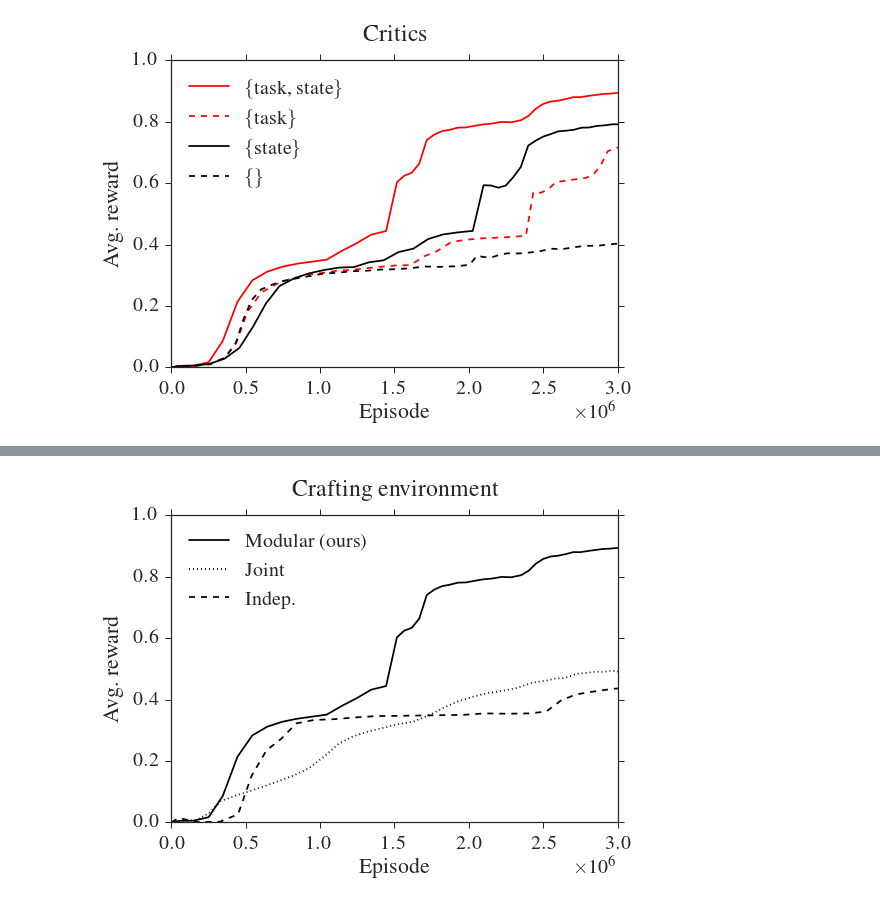
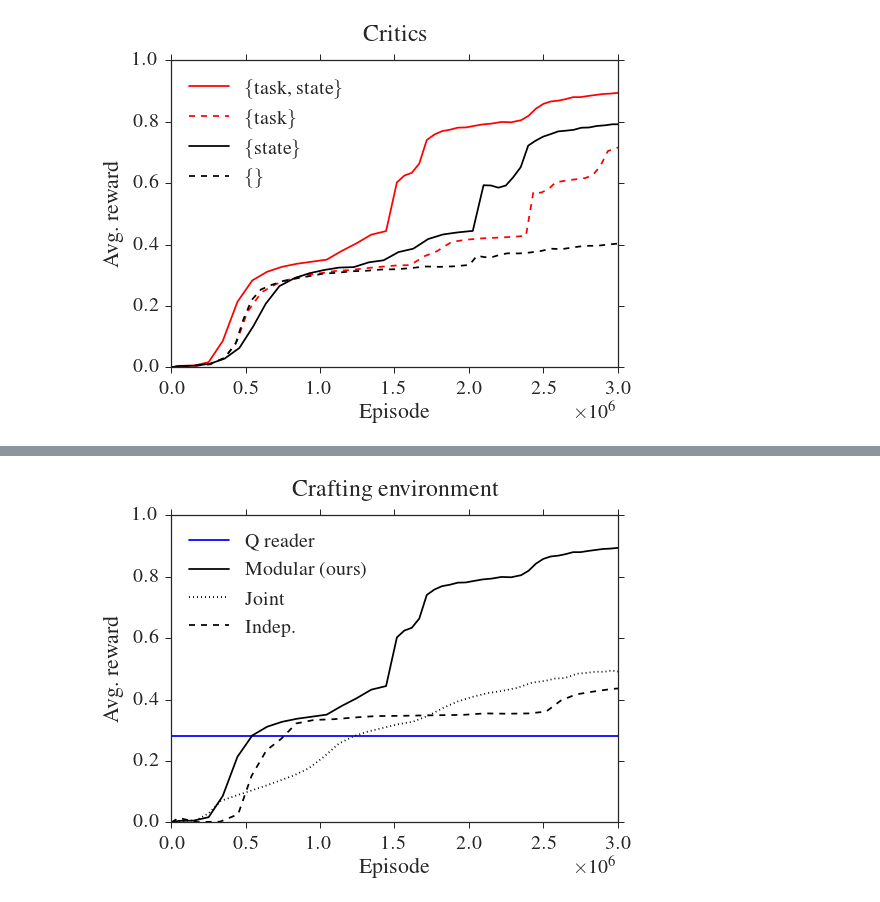
Before and after one commit to jacobandreas/psketch, a Jupyter notebook: experiments/figures.ipynb, the cells around one changed output, grey strips where cells are left out. Cells and saved outputs as stored; diff of their text form; code cells hidden in the pictures.

```diff
--- a/experiments/figures.ipynb
+++ b/experiments/figures.ipynb
@@ -145,12 +146,13 @@ plot_means("Maze environment",
 # %%
+plt.axhline(y=.28, label="Q reader", color="b")
 plot_means("Crafting environment",
     [
      ("craft_modular_state-baseline", ("Modular (ours)", "k", "-")),
      ("craft_joint-feat-plan", ("Joint", "k", ":")),
      ("craft_indep", ("Indep.", "k", "--"))
     ],
     10)
 # %% [output]
-[figure, old version]
+[figure, new version]
 # %%
 plot_hist("Crafting environment (by task)", "craft_modular_state-baseline", 10)
```
Also changed, not shown: parts of 4 cells of this notebook, 1 other file.
